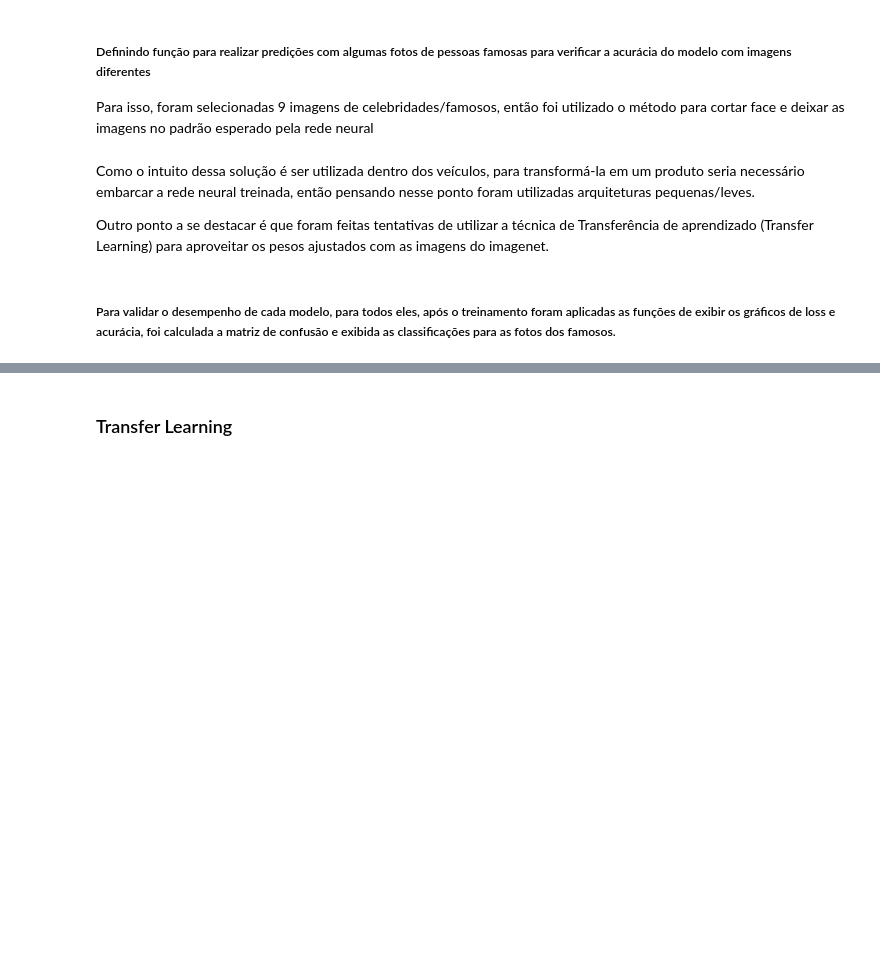
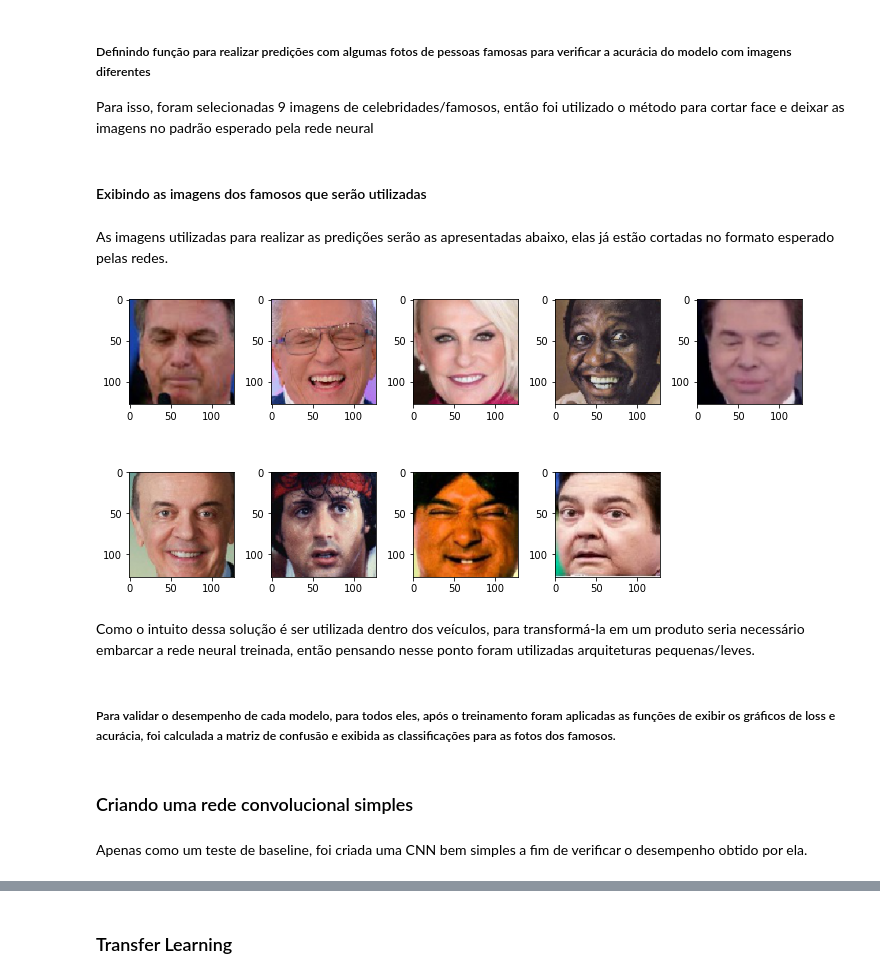
Before and after one commit to guioishi/tccia, a Jupyter notebook: TCC_Detecção_Sonolência_Guilherme_Renan.ipynb, the cells around one changed output, grey strips where cells are left out. Drawn from its saved outputs; the diff is of its cells as text; code cells hidden in the pictures; blank space fills up the shorter version.

```diff
--- a/TCC_Detecção_Sonolência_Guilherme_Renan.ipynb
+++ b/TCC_Detecção_Sonolência_Guilherme_Renan.ipynb
@@ -296,6 +296,25 @@ Para isso, foram selecionadas 9 imagens de celebridades/famosos, então foi util
 directory = r'C:\Users\R\Desktop\TCC- Pós\famosos'
 
 Corta_Face(directory, "predict")
+# %% [markdown]
+#### Exibindo as imagens dos famosos que serão utilizadas
+# %% [markdown]
+As imagens utilizadas para realizar as predições serão as apresentadas abaixo, elas já estão cortadas no formato esperado pelas redes.
+# %%
+plt.figure(figsize=(10,12))
+
+for i in range(1,10):
+    nome = 'predict/predict_' + str(i) + '.jpg'
+    image_original = load_img(nome, target_size=(128, 128))
+
+    plt.subplot(5, 5, i)
+
+    plt.imshow(image_original);
+
+plt.tight_layout()
+plt.show()
+# %% [output]
+[figure, added]
 # %%
 def TestePredicaoFamosos(model):
 
@@ -333,7 +352,9 @@ def TestePredicaoFamosos(model):
     plt.show()
 # %% [markdown]
 Como o intuito dessa solução é ser utilizada dentro dos veículos, para transformá-la em um produto seria necessário embarcar a rede neural treinada, então pensando nesse ponto foram utilizadas arquiteturas pequenas/leves.
-
-Outro ponto a se destacar é que foram feitas tentativas de utilizar a técnica de Transferência de aprendizado (Transfer Learning) para aproveitar os pesos ajustados com as imagens do imagenet.
 # %% [markdown]
 ##### Para validar o desempenho de cada modelo, para todos eles, após o treinamento foram aplicadas as funções de exibir os gráficos de loss e acurácia, foi calculada a matriz de confusão e exibida as classificações para as fotos dos famosos.
+# %% [markdown]
+### Criando uma rede convolucional simples
+# %% [markdown]
+Apenas como um teste de baseline, foi criada uma CNN bem simples a fim de verificar o desempenho obtido por ela.
```
Also changed, not shown: parts of 20 cells of this notebook.
